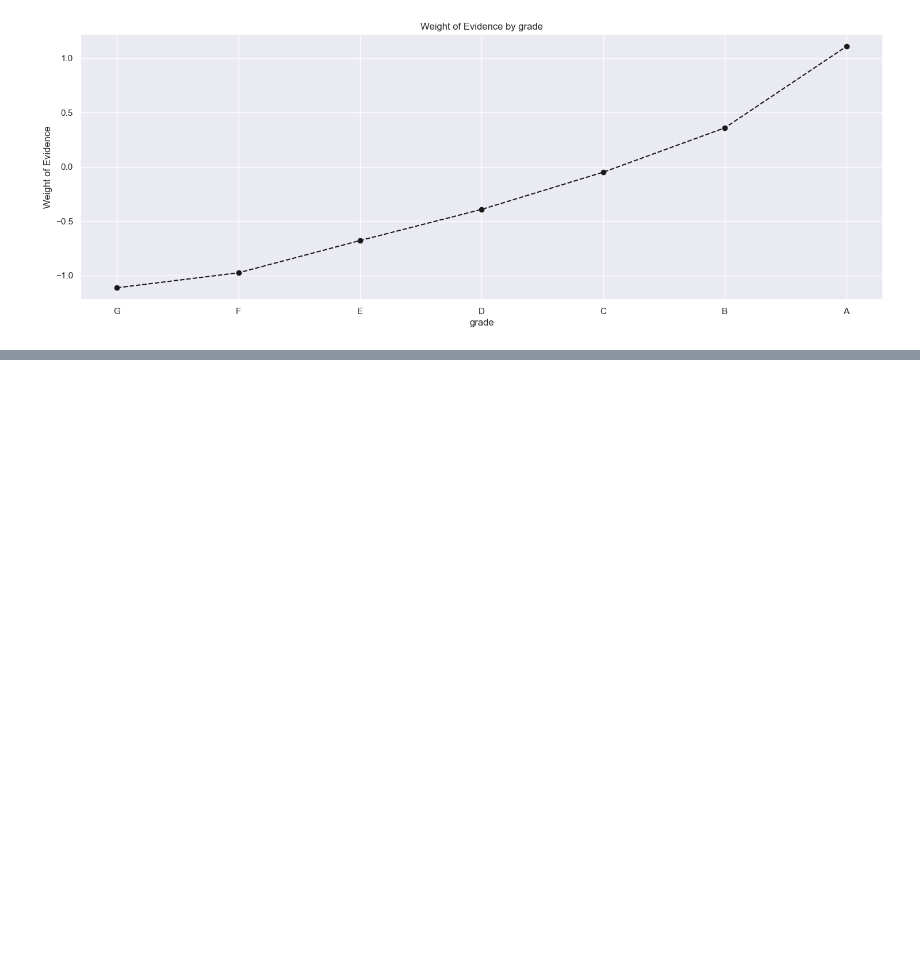
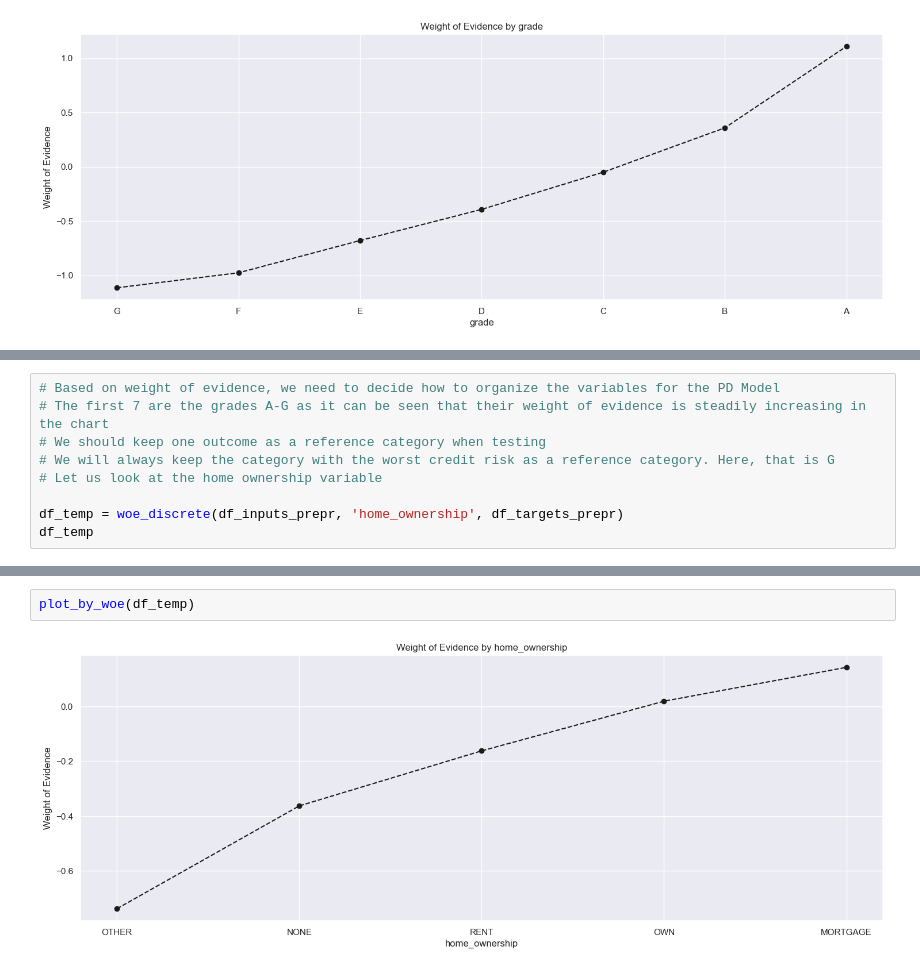
Before and after one commit to shruti-sriniv/Cred-Risk, a Jupyter notebook: Data Processing.ipynb, the cells around one changed output, grey strips where cells are left out. Drawn from its saved outputs; the diff is of its cells as text; blank space fills up the shorter version.

Commit message:
Creating Dummy Variables part 1

```diff
--- a/Data Processing.ipynb
+++ b/Data Processing.ipynb
@@ -712,0 +715,9 @@ plot_by_woe(df1)
+# %%
+# Based on weight of evidence, we need to decide how to organize the variables for the PD Model
+# The first 7 are the grades A-G as it can be seen that their weight of evidence is steadily increasing in the chart
+# We should keep one outcome as a reference category when testing
+# We will always keep the category with the worst credit risk as a reference category. Here, that is G
+# Let us look at the home ownership variable
+
+df_temp = woe_discrete(df_inputs_prepr, 'home_ownership', df_targets_prepr)
+df_temp
@@ -712,0 +732,4 @@ plot_by_woe(df1)
+# %%
+plot_by_woe(df_temp)
+# %% [output]
+[figure, added]
```
Also changed, not shown: parts of 7 cells of this notebook.
